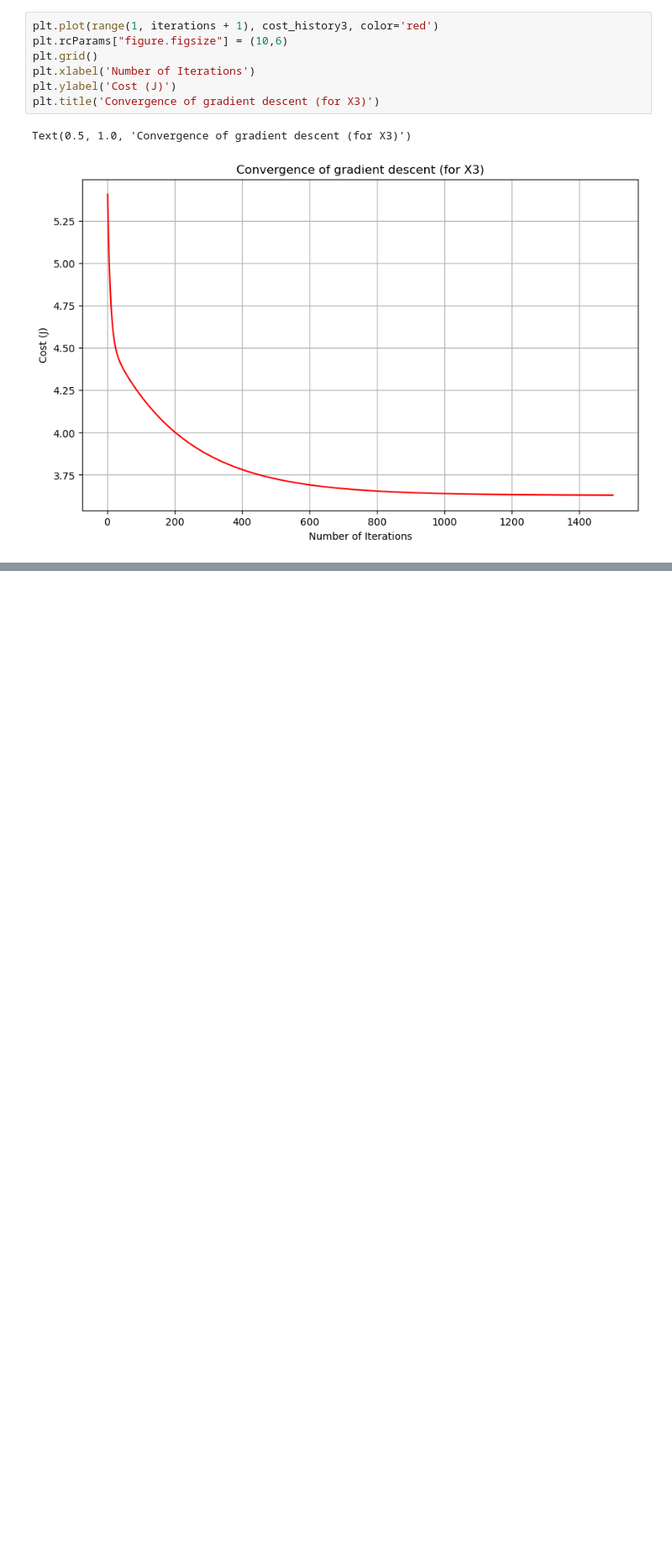
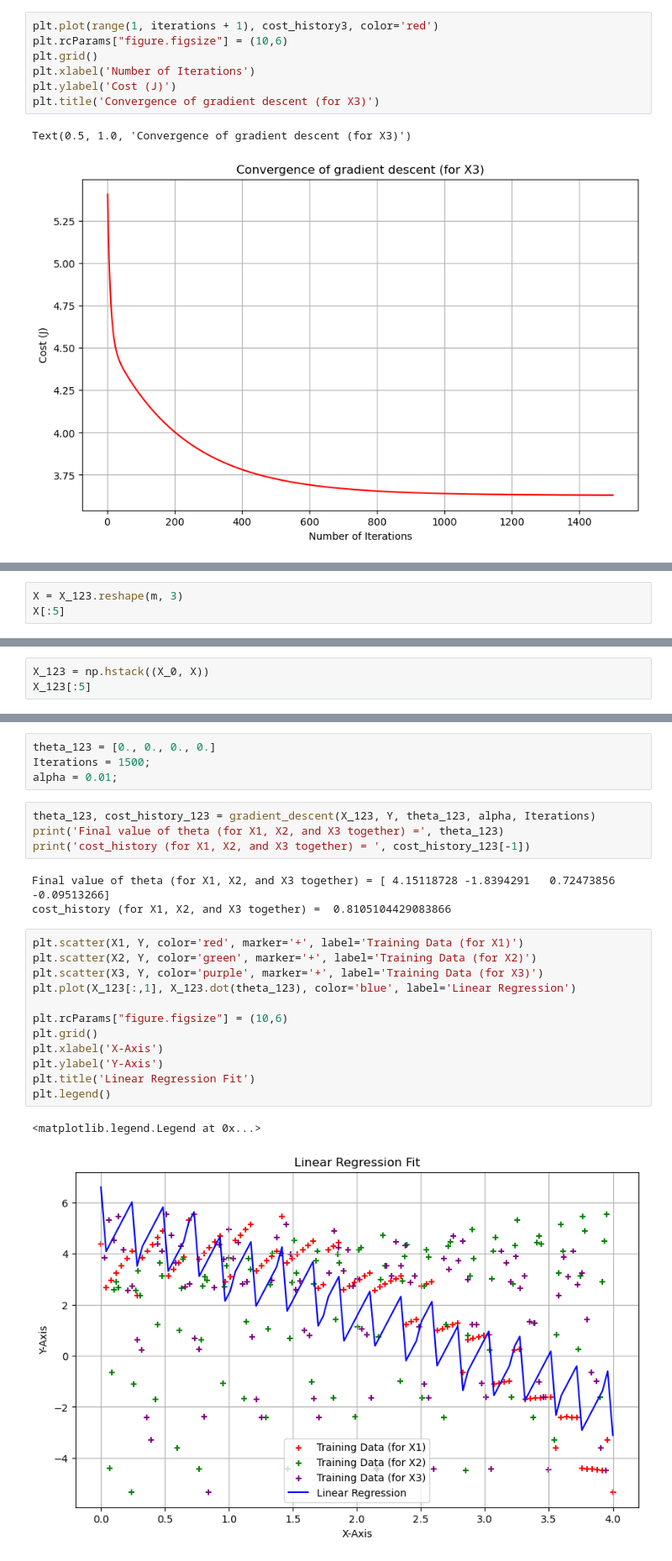
Before and after one commit to jmill18/testrepo, a Jupyter notebook: Homework0.ipynb, the cells around one changed output, grey strips where cells are left out. Shown at 84% size. Cells and saved outputs as stored; diff of their text form; blank space fills up the shorter version.

```diff
--- a/Homework0.ipynb
+++ b/Homework0.ipynb
@@ -370,0 +413,3 @@ Text(0.5, 1.0, 'Convergence of gradient descent (for X3)')
+# %%
+X = X_123.reshape(m, 3)
+X[:5]
@@ -370,0 +422,3 @@ Text(0.5, 1.0, 'Convergence of gradient descent (for X3)')
+# %%
+X_123 = np.hstack((X_0, X))
+X_123[:5]
@@ -370,0 +441,26 @@ Text(0.5, 1.0, 'Convergence of gradient descent (for X3)')
+# %%
+theta_123 = [0., 0., 0., 0.]
+Iterations = 1500;
+alpha = 0.01;
+# %%
+theta_123, cost_history_123 = gradient_descent(X_123, Y, theta_123, alpha, Iterations)
+print('Final value of theta (for X1, X2, and X3 together) =', theta_123)
+print('cost_history (for X1, X2, and X3 together) = ', cost_history_123[-1])
+# %% [output]
+Final value of theta (for X1, X2, and X3 together) = [ 4.15118728 -1.8394291   0.72473856 -0.09513266]
+cost_history (for X1, X2, and X3 together) =  0.8105104429083866
+# %%
+plt.scatter(X1, Y, color='red', marker='+', label='Training Data (for X1)')
+plt.scatter(X2, Y, color='green', marker='+', label='Training Data (for X2)')
+plt.scatter(X3, Y, color='purple', marker='+', label='Training Data (for X3)')
+plt.plot(X_123[:,1], X_123.dot(theta_123), color='blue', label='Linear Regression')
+
+plt.rcParams["figure.figsize"] = (10,6)
+plt.grid()
+plt.xlabel('X-Axis')
+plt.ylabel('Y-Axis')
+plt.title('Linear Regression Fit')
+plt.legend()
+# %% [output]
+<matplotlib.legend.Legend at 0x...>
+[figure, added]
```
Also changed, not shown: parts of 11 cells of this notebook.
